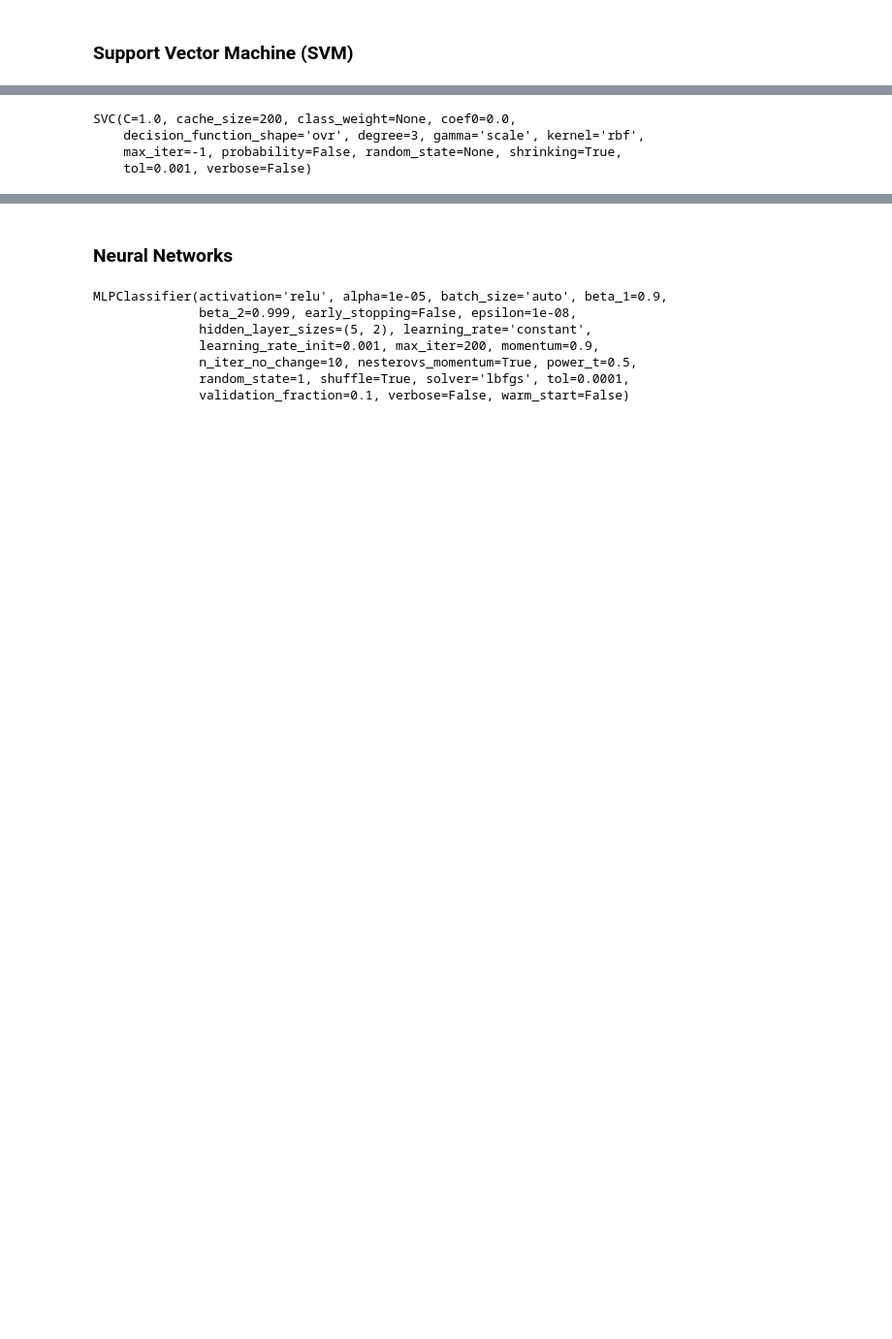
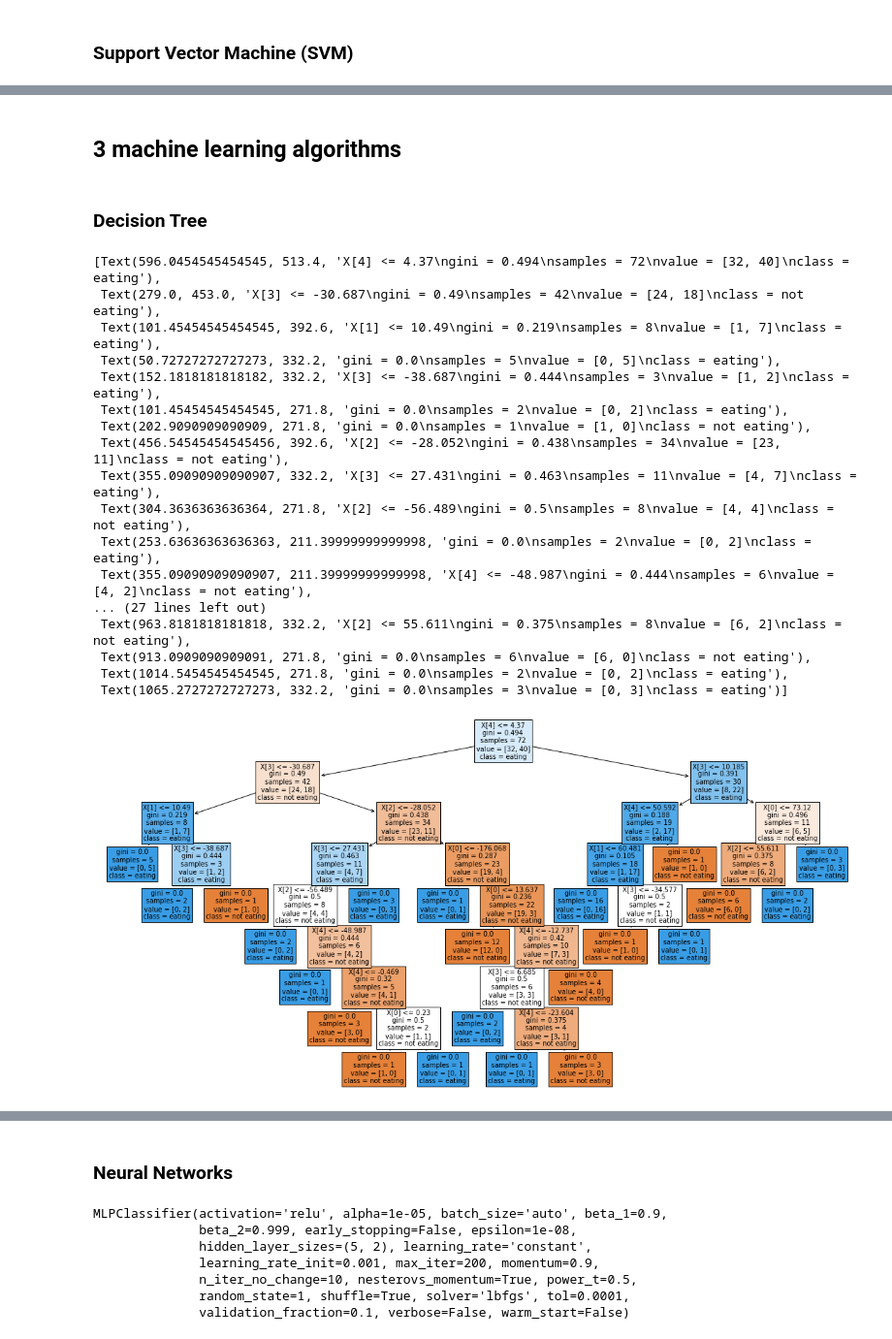
Before and after one commit to GiveThanksAlways/Data-Mining, a Jupyter notebook: project2.ipynb, the cells around one changed output, grey strips where cells are left out. Shown at 97% size. Saved outputs shown, nothing was run; the diff lists cells and outputs as text; code cells hidden in the pictures; blank space fills up the shorter version.

```diff
--- a/project2.ipynb
+++ b/project2.ipynb
@@ -75,0 +196,17 @@ non eating class F1score = 0.89
+# %%
+# first get true classes together, then mix columns. Do the same for false classes, then merge them all back together
+# this way, when columns  get shuffled, a feature value for a true class will get put on the same row as other features that lead to true, just from different users
+mask = new_feature_space['eating'] == True
+df_eating = new_feature_space[mask]
+df_non_eating = new_feature_space[~mask]
+#print(df_eating.head())
+
+# shuffle each one
+for i in range(5):
+    df_eating.iloc[:,i] = np.random.permutation(df_eating.iloc[:,i])
+    df_non_eating.iloc[:,i] = np.random.permutation(df_non_eating.iloc[:,i])
+    #print("\n\n")
+    #print(df_eating.head())
+
+new_feature_space_col_shuffled = pd.concat([df_eating, df_non_eating])
+new_feature_space_col_shuffled
@@ -75,0 +227,7 @@ non eating class F1score = 0.89
+# %%
+train, test = train_test_split(new_feature_space_col_shuffled, test_size=0.4)
+train.reset_index(inplace=True,drop=True)
+test.reset_index(inplace=True,drop=True)
+X = train.iloc[:,:-1] # data
+Y = train.iloc[:,-1] # class labels
+train
@@ -76,12 +248,37 @@ non eating class F1score = 0.89
+# %% [markdown]
+## 3 machine learning algorithms
+# %% [markdown]
+### Decision Tree
 # %%
-from sklearn import svm
-clf = svm.SVC(gamma='scale') # or gamma='scale'
-clf.fit(X, Y)
+from sklearn import tree
+clf = tree.DecisionTreeClassifier()
+clf = clf.fit(X, Y)
-# %% [output]
-SVC(C=1.0, cache_size=200, class_weight=None, coef0=0.0,
-    decision_function_shape='ovr', degree=3, gamma='scale', kernel='rbf',
-    max_iter=-1, probability=False, random_state=None, shrinking=True,
-    tol=0.001, verbose=False)
+# %%
+# import graphviz
+# dot_data = tree.export_graphviz(clf, out_file=None)
+# graph = graphviz.Source(dot_data)
+# graph
+fig, ax = plt.subplots(figsize=(20, 10))
+tree.plot_tree(clf.fit(X, Y), ax=ax, filled=True, class_names=['not eating','eating'])
+# %% [output]
+[Text(596.0454545454545, 513.4, 'X[4] <= 4.37\ngini = 0.494\nsamples = 72\nvalue = [32, 40]\nclass = eating'),
+ Text(279.0, 453.0, 'X[3] <= -30.687\ngini = 0.49\nsamples = 42\nvalue = [24, 18]\nclass = not eating'),
+ Text(101.45454545454545, 392.6, 'X[1] <= 10.49\ngini = 0.219\nsamples = 8\nvalue = [1, 7]\nclass = eating'),
+ Text(50.72727272727273, 332.2, 'gini = 0.0\nsamples = 5\nvalue = [0, 5]\nclass = eating'),
+ Text(152.1818181818182, 332.2, 'X[3] <= -38.687\ngini = 0.444\nsamples = 3\nvalue = [1, 2]\nclass = eating'),
+ Text(101.45454545454545, 271.8, 'gini = 0.0\nsamples = 2\nvalue = [0, 2]\nclass = eating'),
+ Text(202.9090909090909, 271.8, 'gini = 0.0\nsamples = 1\nvalue = [1, 0]\nclass = not eating'),
+ Text(456.54545454545456, 392.6, 'X[2] <= -28.052\ngini = 0.438\nsamples = 34\nvalue = [23, 11]\nclass = not eating'),
+ Text(355.09090909090907, 332.2, 'X[3] <= 27.431\ngini = 0.463\nsamples = 11\nvalue = [4, 7]\nclass = eating'),
+ Text(304.3636363636364, 271.8, 'X[2] <= -56.489\ngini = 0.5\nsamples = 8\nvalue = [4, 4]\nclass = not eating'),
+ Text(253.63636363636363, 211.39999999999998, 'gini = 0.0\nsamples = 2\nvalue = [0, 2]\nclass = eating'),
+ Text(355.09090909090907, 211.39999999999998, 'X[4] <= -48.987\ngini = 0.444\nsamples = 6\nvalue = [4, 2]\nclass = not eating'),
+... (27 lines left out)
+ Text(963.8181818181818, 332.2, 'X[2] <= 55.611\ngini = 0.375\nsamples = 8\nvalue = [6, 2]\nclass = not eating'),
+ Text(913.0909090909091, 271.8, 'gini = 0.0\nsamples = 6\nvalue = [6, 0]\nclass = not eating'),
+ Text(1014.5454545454545, 271.8, 'gini = 0.0\nsamples = 2\nvalue = [0, 2]\nclass = eating'),
+ Text(1065.2727272727273, 332.2, 'gini = 0.0\nsamples = 3\nvalue = [0, 3]\nclass = eating')]
+[figure, added]
 # %%
 # precision, recall, F1 score
 y_pred = clf.predict(test.iloc[:,:-1])
```
Also changed, not shown: parts of 23 cells of this notebook.
